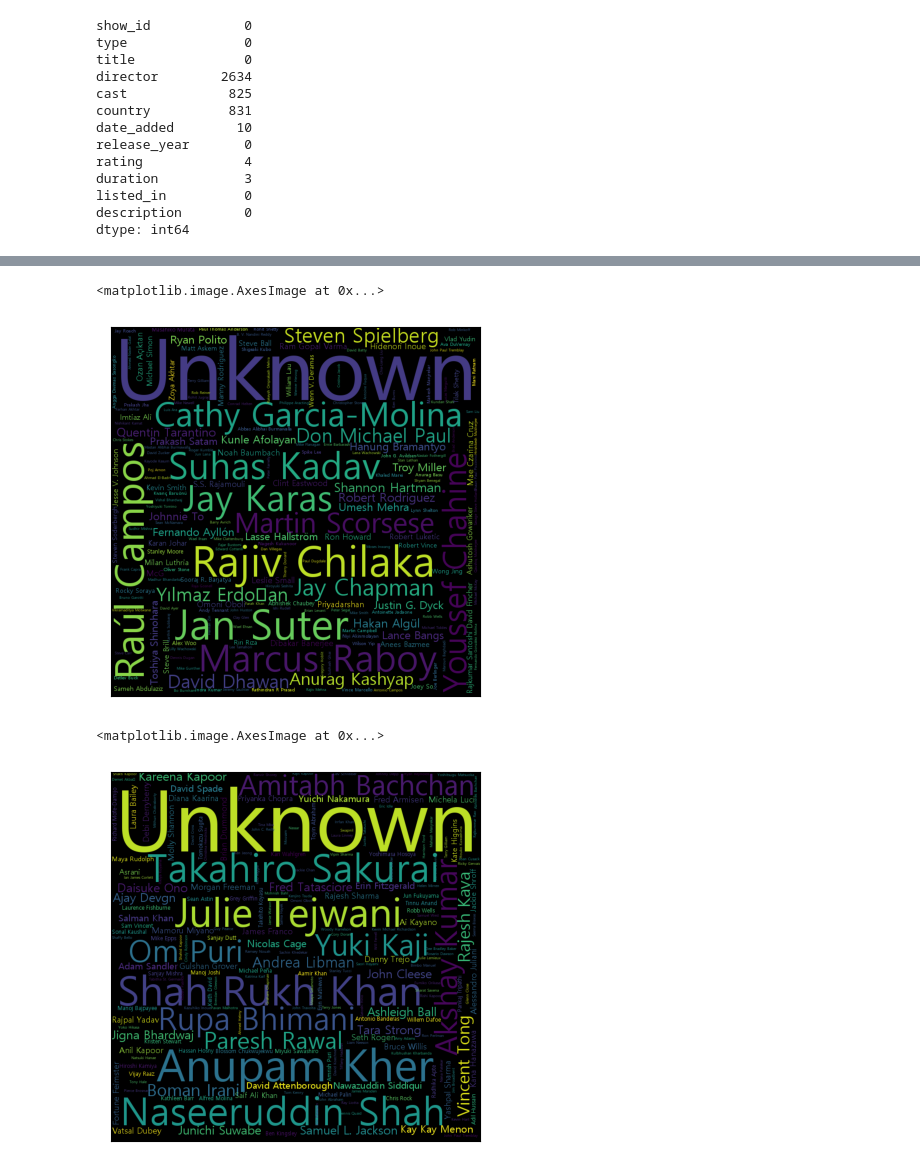
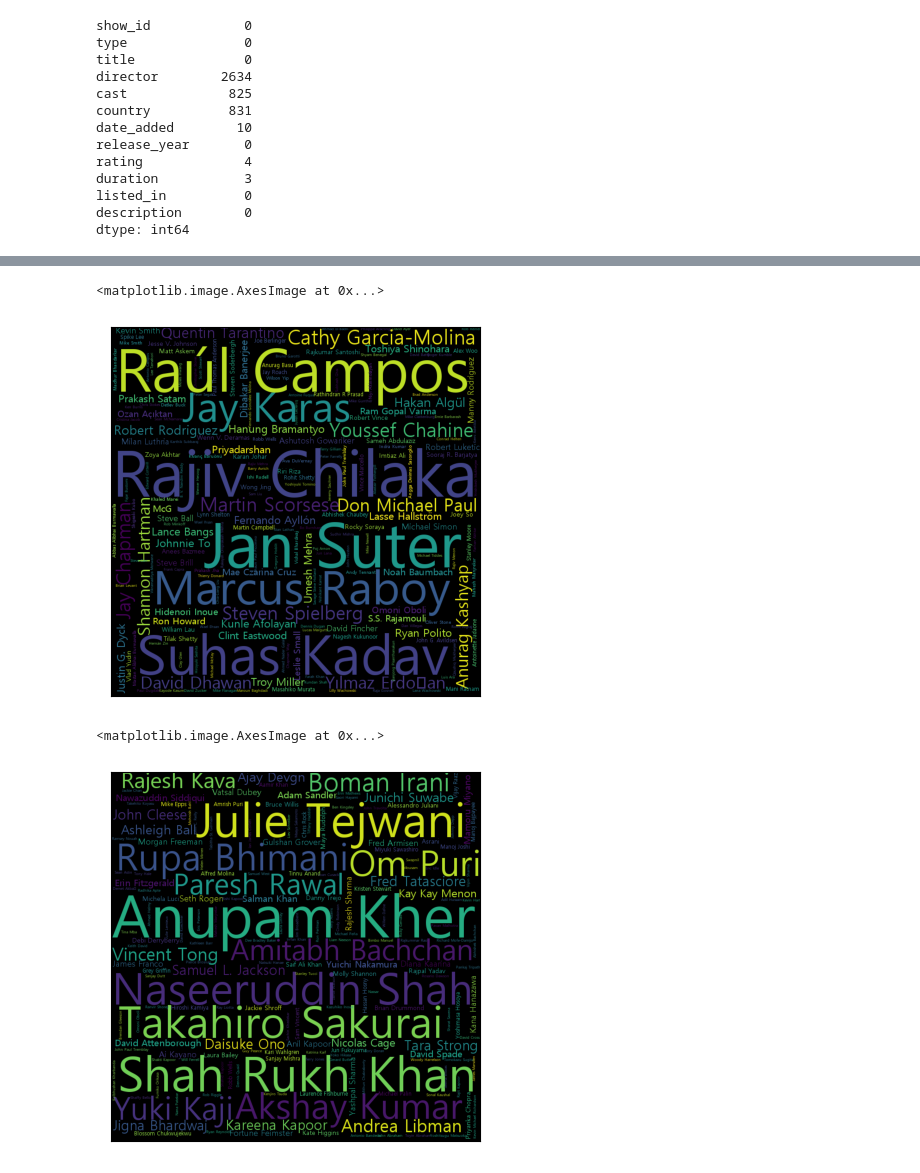
Before and after one commit to sarcomaXD/wellknown, a Jupyter notebook: netfilx/netfilx_jk.ipynb, the cells around one changed output, grey strips where cells are left out. Cells and saved outputs as stored; diff of their text form; code cells hidden in the pictures.

```diff
--- a/netfilx/netfilx_jk.ipynb
+++ b/netfilx/netfilx_jk.ipynb
@@ -73,23 +73,22 @@ netflix
 # %%
 from wordcloud import WordCloud
 import matplotlib.pyplot as plt
 from collections import Counter
 
-net_directors = list(netflix['director'].replace('-','Unknown'))
 result = ', '.join(s for s in net_directors)
 dir_list = result.split(sep=', ')
 dir_list_c = Counter(dir_list)
 
 wc = WordCloud(font_path='malgun', width=400, height=400, scale=2.0, max_font_size=250)
 gen = wc.generate_from_frequencies(dir_list_c)
 plt.xticks([])
 plt.yticks([])
 plt.imshow(gen)
 # %% [output]
 <matplotlib.image.AxesImage at 0x...>
-[figure, old version]
+[figure, new version]
 # %%
-net_casts = list(netflix['cast'].replace('-','Unknown'))
+net_casts = list(netflix[netflix['cast'] != 'Unknown']['cast'])
 result = ', '.join(s for s in net_casts)
 cast_list = result.split(sep=', ')
 
@@ -103,5 +102,5 @@ plt.yticks([])
 plt.imshow(gen_1)
 # %% [output]
 <matplotlib.image.AxesImage at 0x...>
-[figure, old version]
+[figure, new version]
 # %%
```
Also changed, not shown: parts of 22 cells of this notebook.
